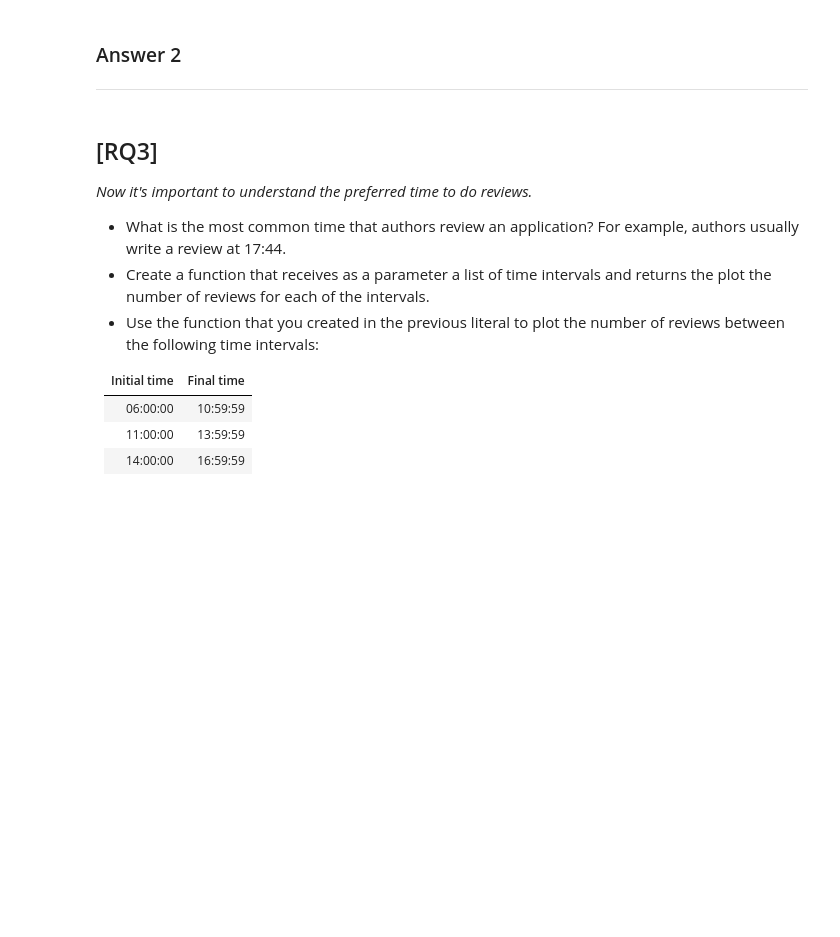
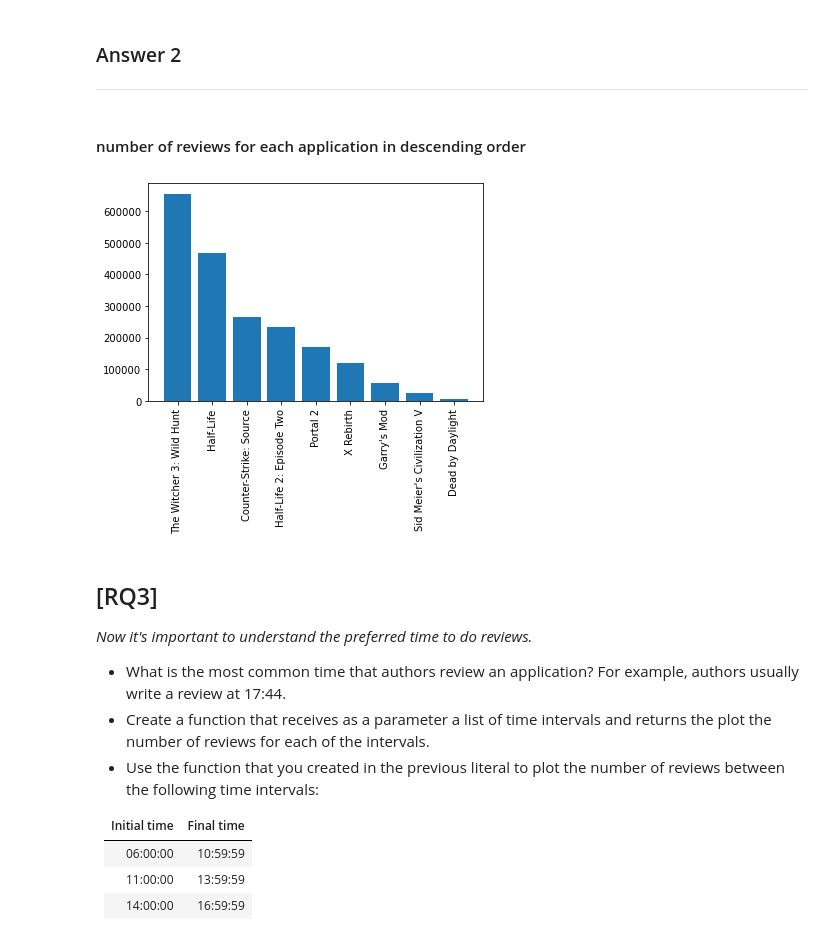
Before and after one commit to Parsa33033/ADM-HM2, a Jupyter notebook: homework2.ipynb, the cells around one changed output. Saved outputs shown, nothing was run; the diff lists cells and outputs as text; code cells hidden in the pictures; blank space fills up the shorter version.

```diff
--- a/homework2.ipynb
+++ b/homework2.ipynb
@@ -28,6 +193,15 @@ After collecting information, the Data Scientists have to know what dataset they
 # %% [markdown]
 ### Answer 2
 ---
+# %% [markdown]
+#### number of reviews for each application in descending order
+# %%
+plt.figure()
+plt.bar(dataset.app_name.unique(), dataset.app_name.value_counts())
+plt.xticks(rotation='vertical')
+plt.show()
+# %% [output]
+[figure, added]
 # %% [markdown]
 ## [RQ3]
 
```
Also changed, not shown: parts of 21 cells of this notebook.
